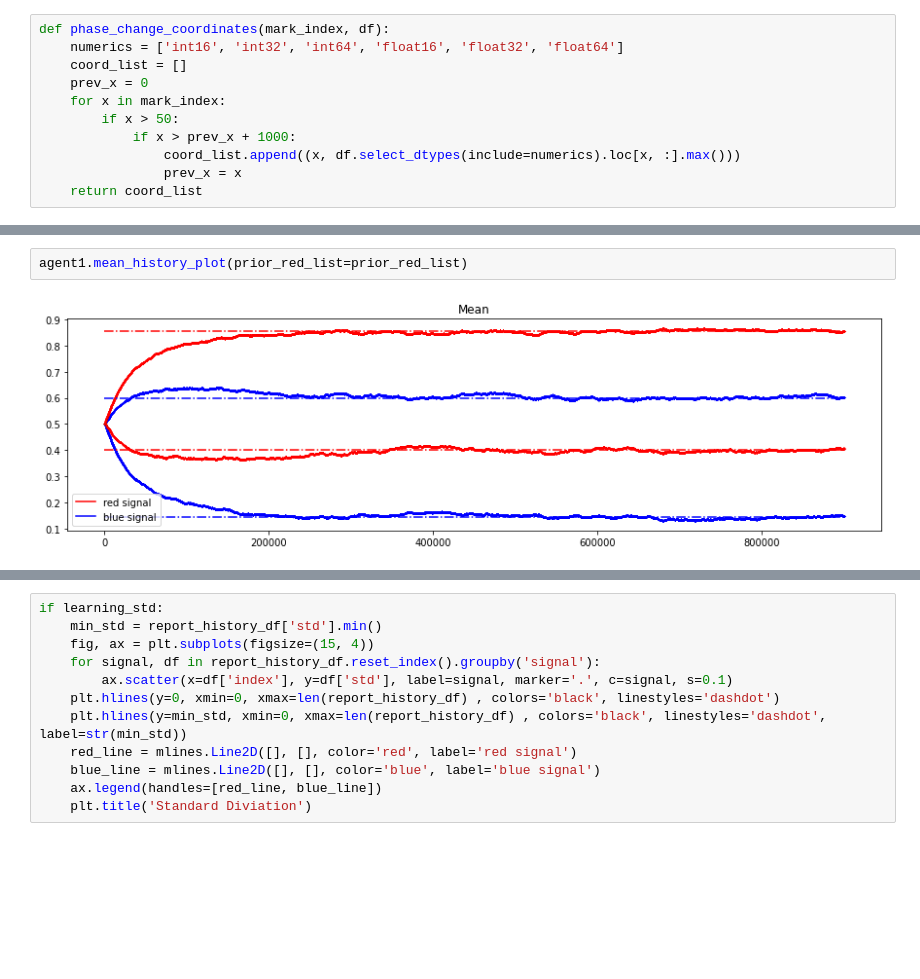
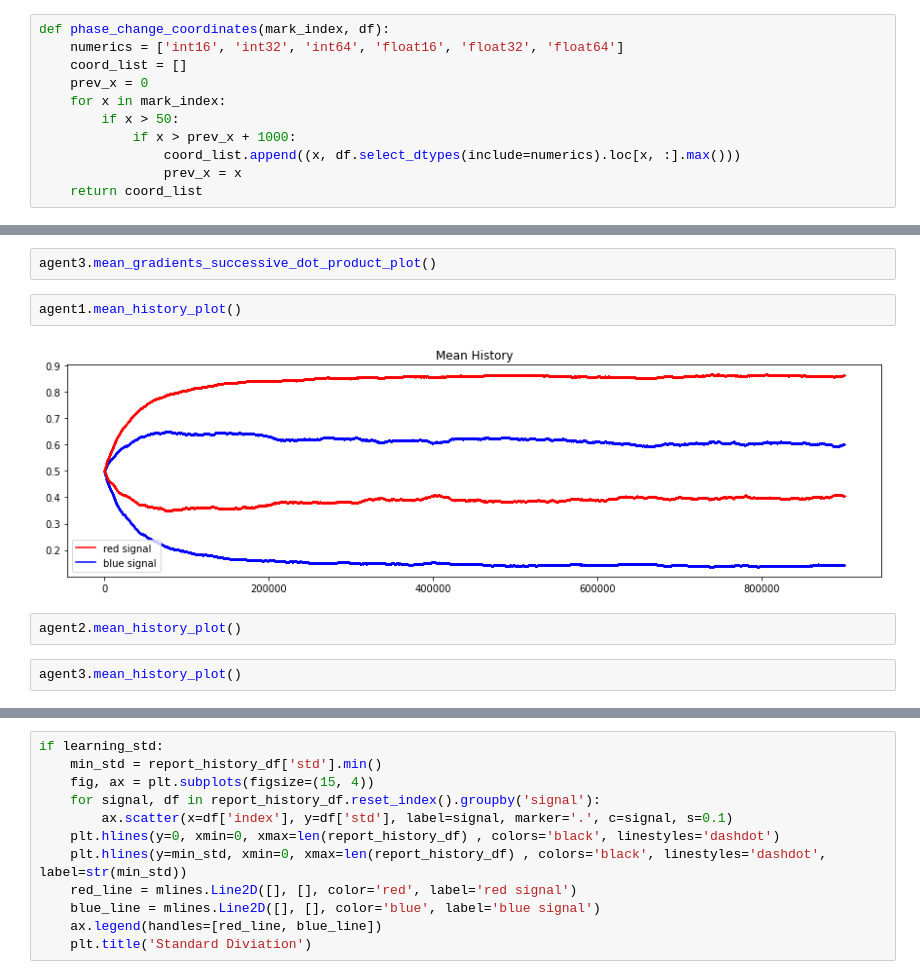
Before and after one commit to realwenlongwang/contexutal-bandits-with-peer-prediction-for-decision-making, a Jupyter notebook: Stochastic_Gradient_Bandit_with_Continous_Action_Space.ipynb, the cells around one changed output, grey strips where cells are left out. Cells and saved outputs as stored; diff of their text form; blank space fills up the shorter version.

```diff
--- a/Stochastic_Gradient_Bandit_with_Continous_Action_Space.ipynb
+++ b/Stochastic_Gradient_Bandit_with_Continous_Action_Space.ipynb
@@ -181,7 +179,13 @@ agent2.mean_gradients_successive_dot_product_plot()
+# %%
+agent3.mean_gradients_successive_dot_product_plot()
 # %%
-agent1.mean_history_plot(prior_red_list=prior_red_list)
+agent1.mean_history_plot()
 # %% [output]
-[figure, old version]
+[figure, new version]
+# %%
+agent2.mean_history_plot()
+# %%
+agent3.mean_history_plot()
 # %%
 agent1.mean_weights_history_plot()
 # %% [output]
```
Also changed, not shown: parts of 23 cells of this notebook, 3 other files.
